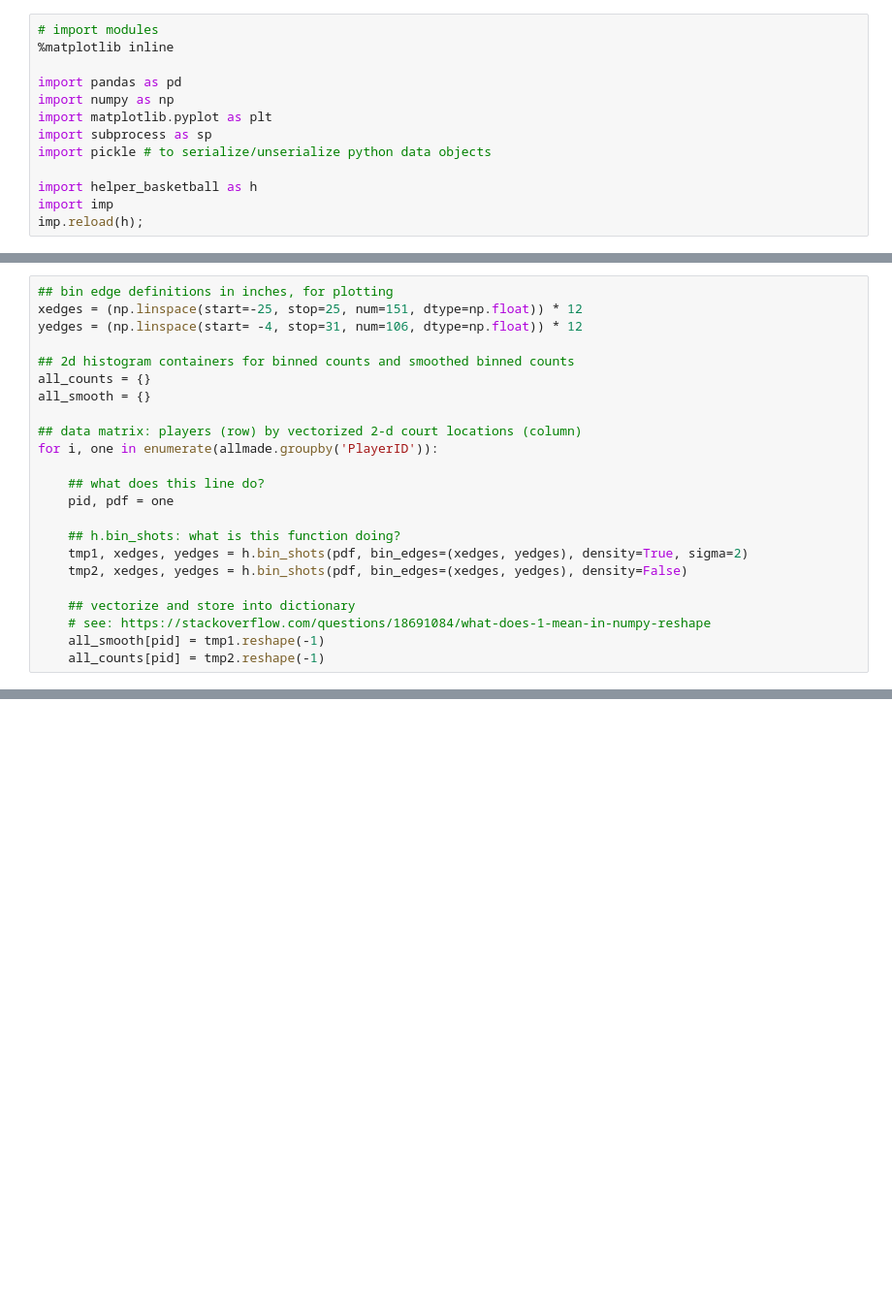
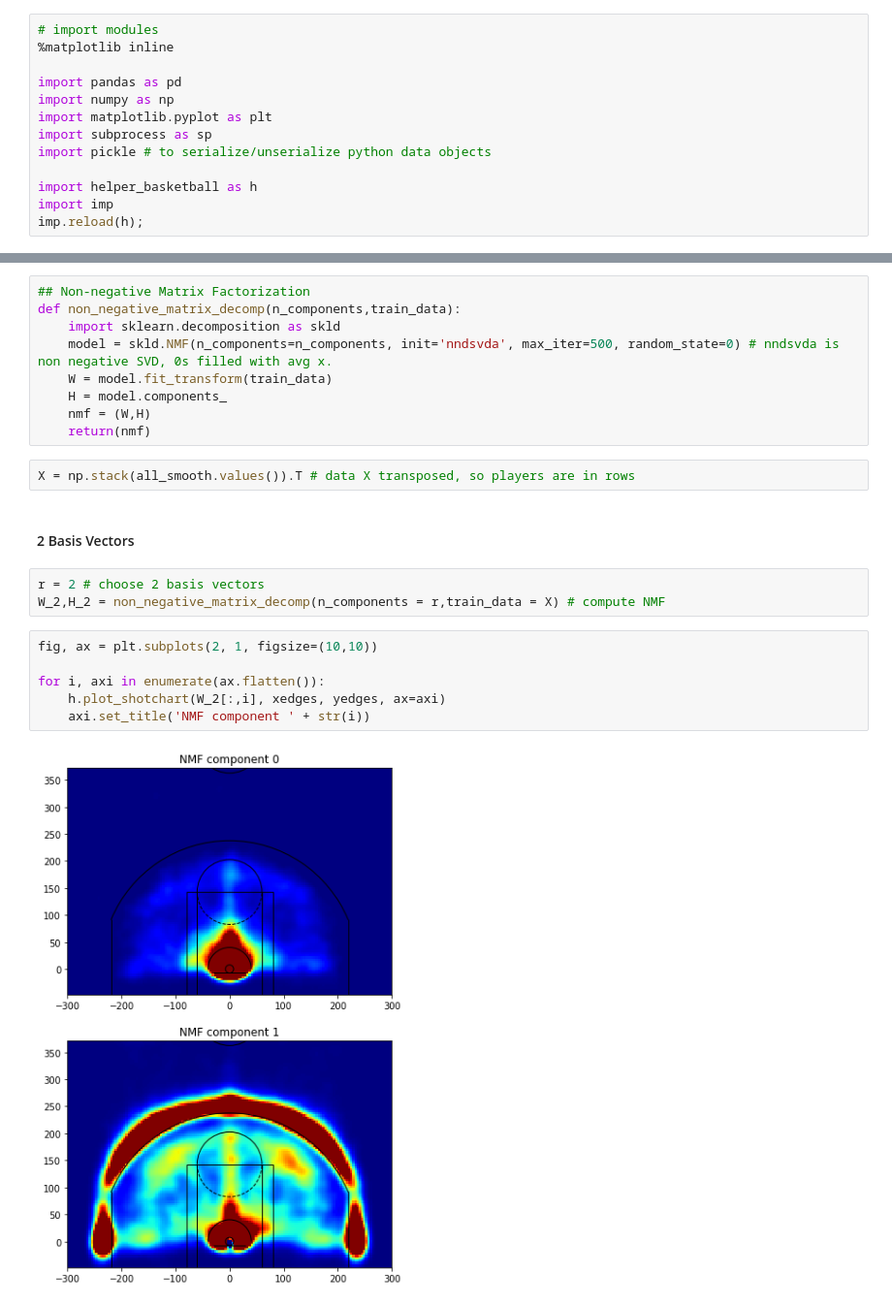
Before and after one commit to benmfox/Spring-2018, a Jupyter notebook: Assn3NMF.ipynb, the cells around one changed output, grey strips where cells are left out. Shown at 97% size. Saved outputs shown, nothing was run; the diff lists cells and outputs as text; blank space fills up the shorter version.

```diff
--- a/Assn3NMF.ipynb
+++ b/Assn3NMF.ipynb
@@ -45,23 +16,0 @@ allmade[1:10]
-# %%
-## bin edge definitions in inches, for plotting
-xedges = (np.linspace(start=-25, stop=25, num=151, dtype=np.float)) * 12
-yedges = (np.linspace(start= -4, stop=31, num=106, dtype=np.float)) * 12
-
-## 2d histogram containers for binned counts and smoothed binned counts
-all_counts = {}
-all_smooth = {}
-
-## data matrix: players (row) by vectorized 2-d court locations (column)
-for i, one in enumerate(allmade.groupby('PlayerID')):
-
-    ## what does this line do?
-    pid, pdf = one
-
-    ## h.bin_shots: what is this function doing?
-    tmp1, xedges, yedges = h.bin_shots(pdf, bin_edges=(xedges, yedges), density=True, sigma=2)
-    tmp2, xedges, yedges = h.bin_shots(pdf, bin_edges=(xedges, yedges), density=False)
-
-    ## vectorize and store into dictionary
-    # see: https://stackoverflow.com/questions/18691084/what-does-1-mean-in-numpy-reshape
-    all_smooth[pid] = tmp1.reshape(-1)
-    all_counts[pid] = tmp2.reshape(-1)
@@ -79,0 +98,24 @@ Compute the difference: i.e., the norm of the difference  $ \min_{W_r,H_r} \| X
+# %%
+## Non-negative Matrix Factorization
+def non_negative_matrix_decomp(n_components,train_data):
+    import sklearn.decomposition as skld
+    model = skld.NMF(n_components=n_components, init='nndsvda', max_iter=500, random_state=0) # nndsvda is non negative SVD, 0s filled with avg x.
+    W = model.fit_transform(train_data)
+    H = model.components_
+    nmf = (W,H)
+    return(nmf)
+# %%
+X = np.stack(all_smooth.values()).T # data X transposed, so players are in rows
+# %% [markdown]
+#### 2 Basis Vectors
+# %%
+r = 2 # choose 2 basis vectors
+W_2,H_2 = non_negative_matrix_decomp(n_components = r,train_data = X) # compute NMF
+# %%
+fig, ax = plt.subplots(2, 1, figsize=(10,10))
+
+for i, axi in enumerate(ax.flatten()):
+    h.plot_shotchart(W_2[:,i], xedges, yedges, ax=axi)
+    axi.set_title('NMF component ' + str(i))
+# %% [output]
+[figure, added]
```
Also changed, not shown: parts of 81 cells of this notebook, 2 other files.
